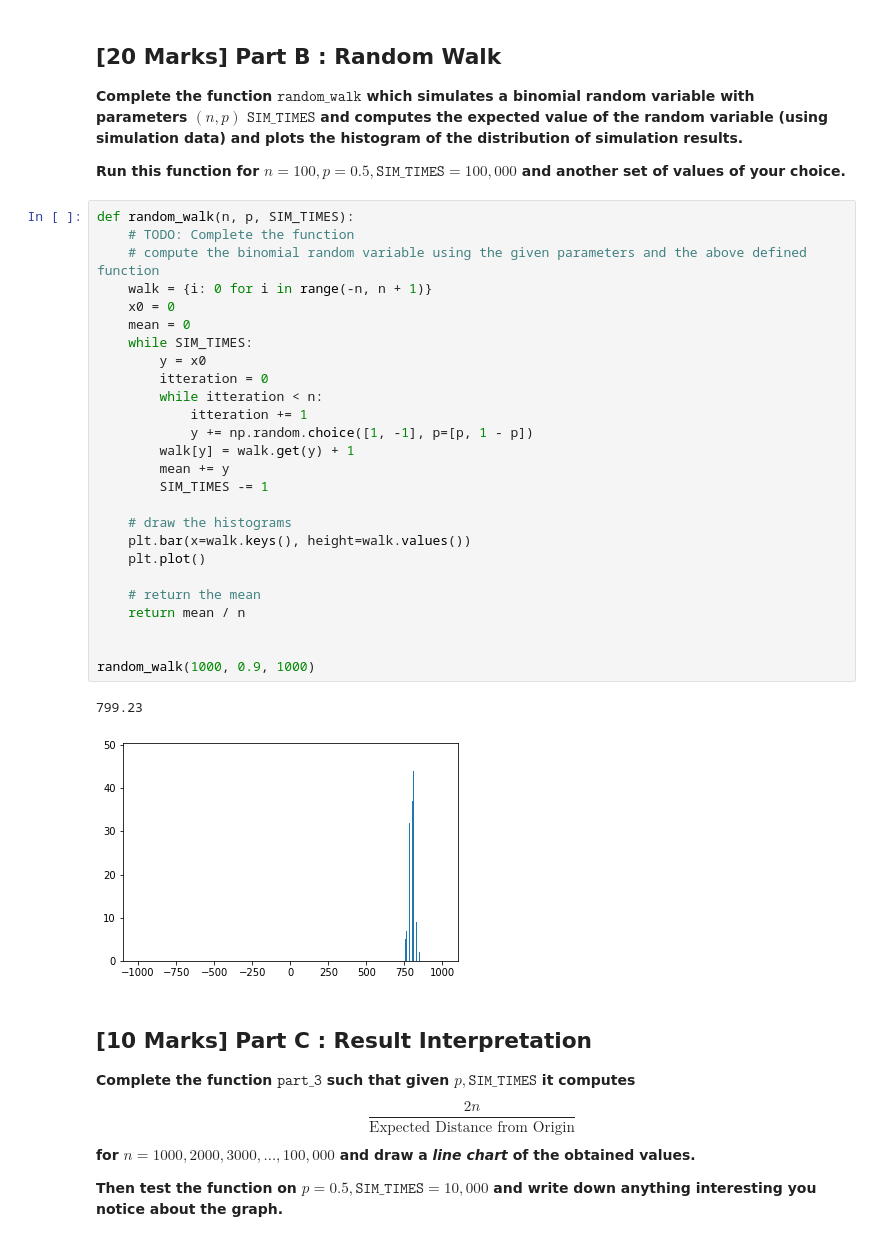
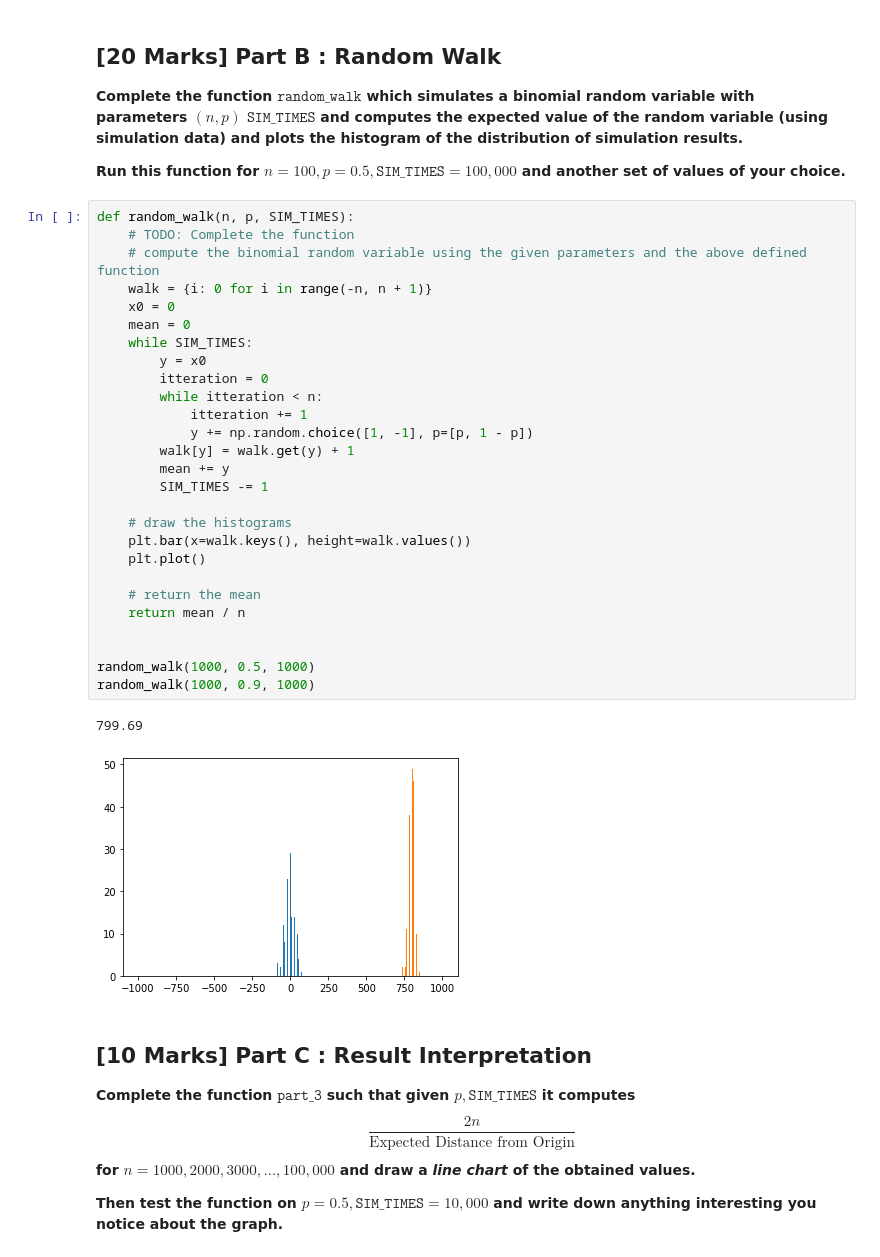
Before and after one commit to mj06879/Probability-and-Statistics-Projects, a Jupyter notebook: 2/Project_2_Student Version.ipynb, the cells around one changed output. Saved outputs shown, nothing was run; the diff lists cells and outputs as text.

```diff
--- a/2/Project_2_Student Version.ipynb
+++ b/2/Project_2_Student Version.ipynb
@@ -74,32 +63,33 @@ $$E(S_{n+1})=n\left(2p-1\right)$$ -->
 # %%
 def random_walk(n, p, SIM_TIMES):
     # TODO: Complete the function
     # compute the binomial random variable using the given parameters and the above defined function
     walk = {i: 0 for i in range(-n, n + 1)}
     x0 = 0
     mean = 0
     while SIM_TIMES:
         y = x0
         itteration = 0
         while itteration < n:
             itteration += 1
             y += np.random.choice([1, -1], p=[p, 1 - p])
         walk[y] = walk.get(y) + 1
         mean += y
         SIM_TIMES -= 1
 
     # draw the histograms
     plt.bar(x=walk.keys(), height=walk.values())
     plt.plot()
 
     # return the mean
     return mean / n
 
 
+random_walk(1000, 0.5, 1000)
 random_walk(1000, 0.9, 1000)
 # %% [output]
-799.23
+799.69
-[figure, old version]
+[figure, new version]
 # %% [markdown]
 ## [10 Marks] Part C : Result Interpretation
 
```
Also changed, not shown: parts of 13 cells of this notebook.
